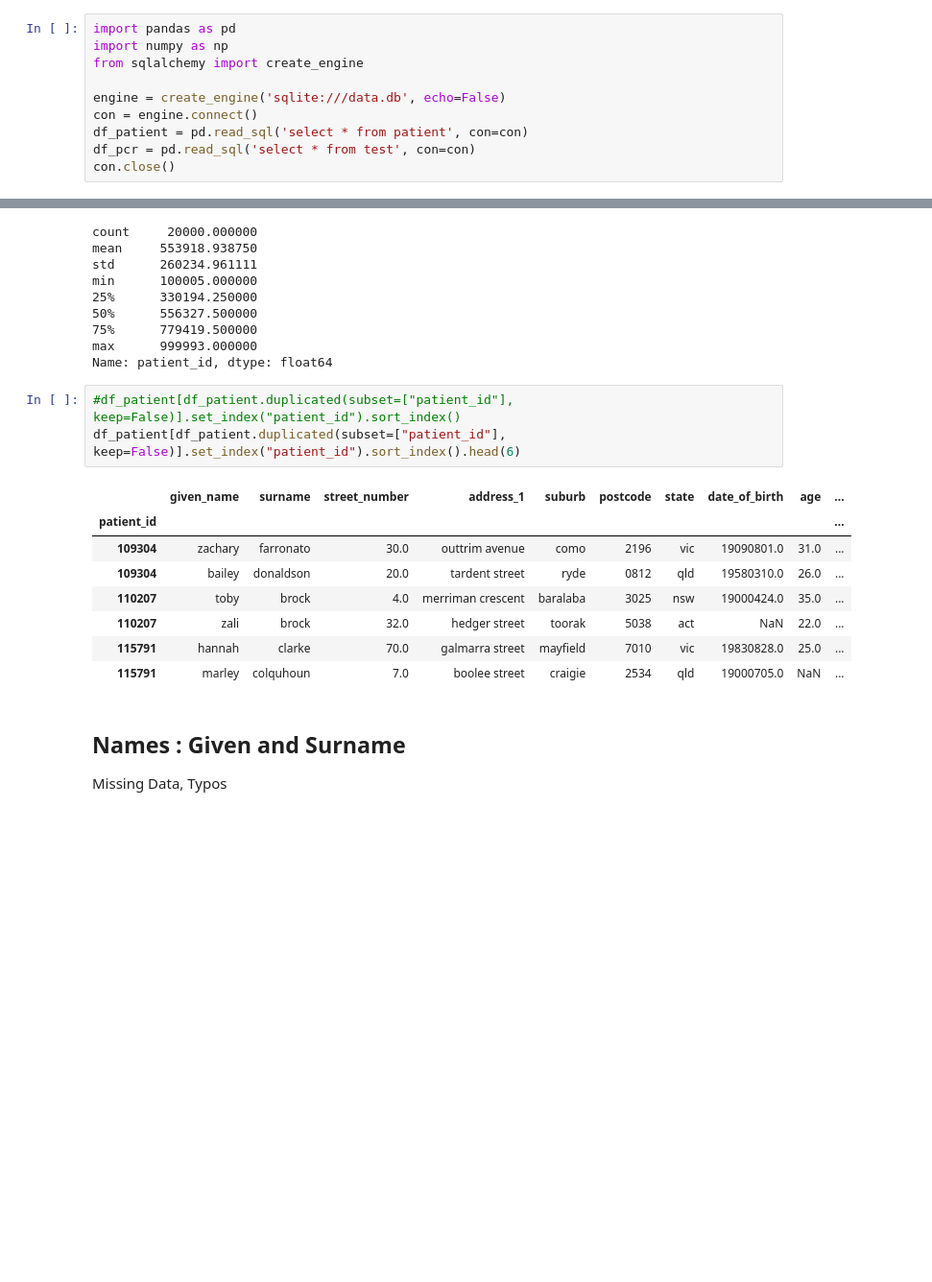
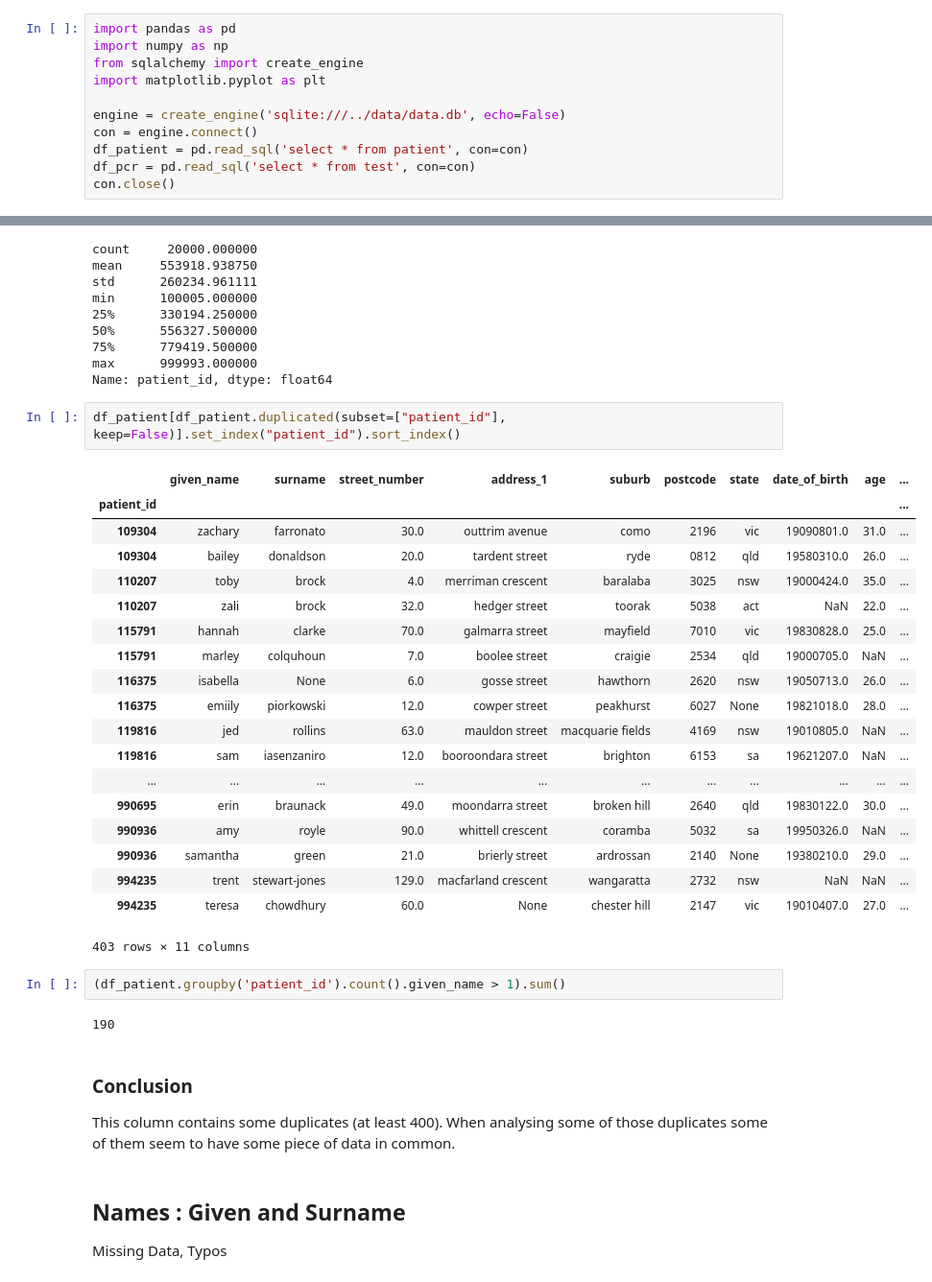
Before and after one commit to monkeyusage/duplicates, a Jupyter notebook: notebooks/data_quality.ipynb, the cells around one changed output, grey strips where cells are left out. Shown: that part at 96% size. Cells and saved outputs as stored; diff of their text form; blank space fills up the shorter version.

```diff
--- a/notebooks/data_quality.ipynb
+++ b/notebooks/data_quality.ipynb
@@ -4,8 +11,9 @@
 import pandas as pd
 import numpy as np
 from sqlalchemy import create_engine
+import matplotlib.pyplot as plt
 
-engine = create_engine('sqlite:///data.db', echo=False)
+engine = create_engine('sqlite:///../data/data.db', echo=False)
 con = engine.connect()
 df_patient = pd.read_sql('select * from patient', con=con)
 df_pcr = pd.read_sql('select * from test', con=con)
@@ -71,17 +78,35 @@ min      100005.000000
 max      999993.000000
 Name: patient_id, dtype: float64
 # %%
-#df_patient[df_patient.duplicated(subset=["patient_id"], keep=False)].set_index("patient_id").sort_index()
-df_patient[df_patient.duplicated(subset=["patient_id"], keep=False)].set_index("patient_id").sort_index().head(6)
+df_patient[df_patient.duplicated(subset=["patient_id"], keep=False)].set_index("patient_id").sort_index()
 # %% [output]
 |  | given_name | surname | street_number | address_1 | suburb | postcode | state | date_of_birth | age | ... |
 | patient_id |  |  |  |  |  |  |  |  |  | ... |
 | 109304 | zachary | farronato | 30.0 | outtrim avenue | como | 2196 | vic | 19090801.0 | 31.0 | ... |
 | 109304 | bailey | donaldson | 20.0 | tardent street | ryde | 0812 | qld | 19580310.0 | 26.0 | ... |
 | 110207 | toby | brock | 4.0 | merriman crescent | baralaba | 3025 | nsw | 19000424.0 | 35.0 | ... |
 | 110207 | zali | brock | 32.0 | hedger street | toorak | 5038 | act | NaN | 22.0 | ... |
 | 115791 | hannah | clarke | 70.0 | galmarra street | mayfield | 7010 | vic | 19830828.0 | 25.0 | ... |
 | 115791 | marley | colquhoun | 7.0 | boolee street | craigie | 2534 | qld | 19000705.0 | NaN | ... |
+| 116375 | isabella | None | 6.0 | gosse street | hawthorn | 2620 | nsw | 19050713.0 | 26.0 | ... |
+| 116375 | emiily | piorkowski | 12.0 | cowper street | peakhurst | 6027 | None | 19821018.0 | 28.0 | ... |
+| 119816 | jed | rollins | 63.0 | mauldon street | macquarie fields | 4169 | nsw | 19010805.0 | NaN | ... |
+| 119816 | sam | iasenzaniro | 12.0 | booroondara street | brighton | 6153 | sa | 19621207.0 | NaN | ... |
+| ... | ... | ... | ... | ... | ... | ... | ... | ... | ... | ... |
+| 990695 | erin | braunack | 49.0 | moondarra street | broken hill | 2640 | qld | 19830122.0 | 30.0 | ... |
+| 990936 | amy | royle | 90.0 | whittell crescent | coramba | 5032 | sa | 19950326.0 | NaN | ... |
+| 990936 | samantha | green | 21.0 | brierly street | ardrossan | 2140 | None | 19380210.0 | 29.0 | ... |
+| 994235 | trent | stewart-jones | 129.0 | macfarland crescent | wangaratta | 2732 | nsw | NaN | NaN | ... |
+| 994235 | teresa | chowdhury | 60.0 | None | chester hill | 2147 | vic | 19010407.0 | 27.0 | ... |
+403 rows × 11 columns
+# %%
+(df_patient.groupby('patient_id').count().given_name > 1).sum()
+# %% [output]
+190
+# %% [markdown]
+### Conclusion
+
+This column contains some duplicates (at least 400). When analysing some of those duplicates some of them seem to have some piece of data in common.
 # %% [markdown]
 ## Names : Given and Surname
 
```
Also changed, not shown: parts of 57 cells of this notebook, 9 other files.
